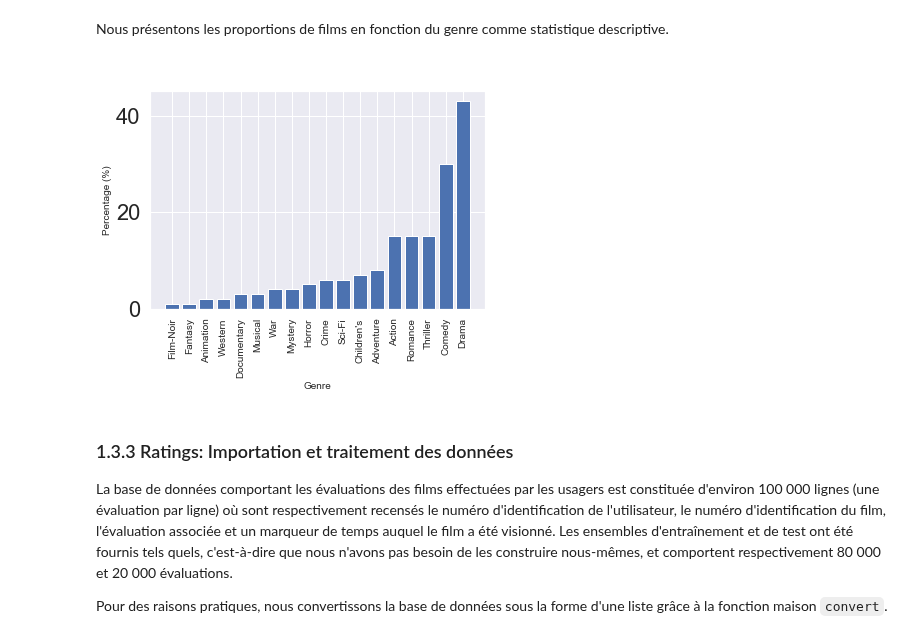
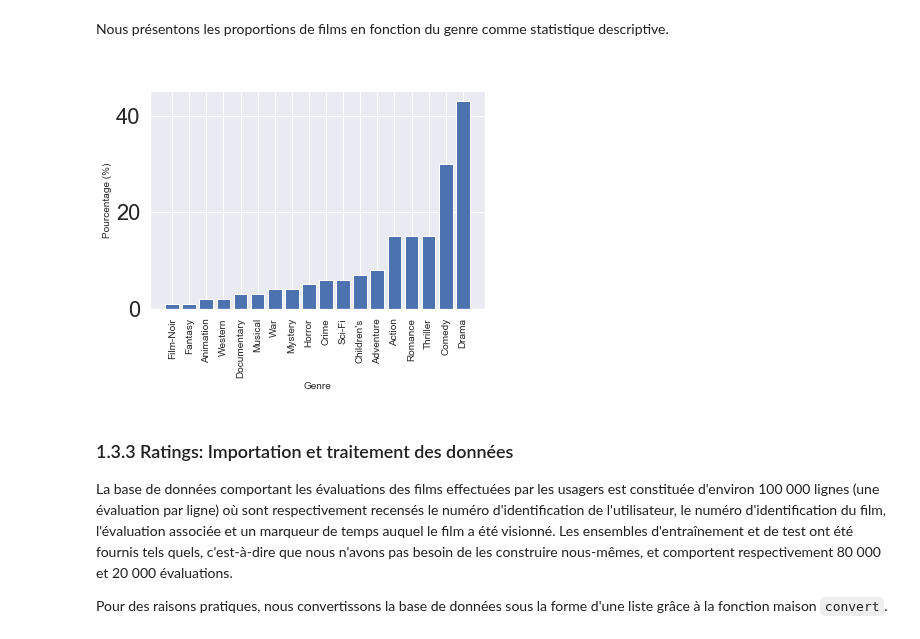
Before and after one commit to lcharlin/80-629, a Jupyter notebook: week11-RecommenderSystems/Tutoriel-FR/SRMF - Questions.ipynb, the cells around one changed output. Drawn from its saved outputs; the diff is of its cells as text; code cells hidden in the pictures.

```diff
--- a/week11-RecommenderSystems/Tutoriel-FR/SRMF - Questions.ipynb
+++ b/week11-RecommenderSystems/Tutoriel-FR/SRMF - Questions.ipynb
@@ -166,10 +167,10 @@ Nous présentons les proportions de films en fonction du genre comme statistique
 # %%
 attributes, scores = utl.rearrange(movies_genre_name,
                                    np.array(np.round(np.mean(movies_genre, axis=0) * 1, 2))[0])
-utl.barplot(attributes, np.array(scores) * 100, xlabel='Genre', ylabel='Percentage (%)',
+utl.barplot(attributes, np.array(scores) * 100, xlabel='Genre', ylabel='Pourcentage (%)',
             title=" ", rotation = 90)
 # %% [output]
-[figure, old version]
+[figure, new version]
 # %% [markdown]
 ### 1.3.3 Ratings: Importation et traitement des données
 
```
Also changed, not shown: parts of 12 cells of this notebook, 1 other file.
